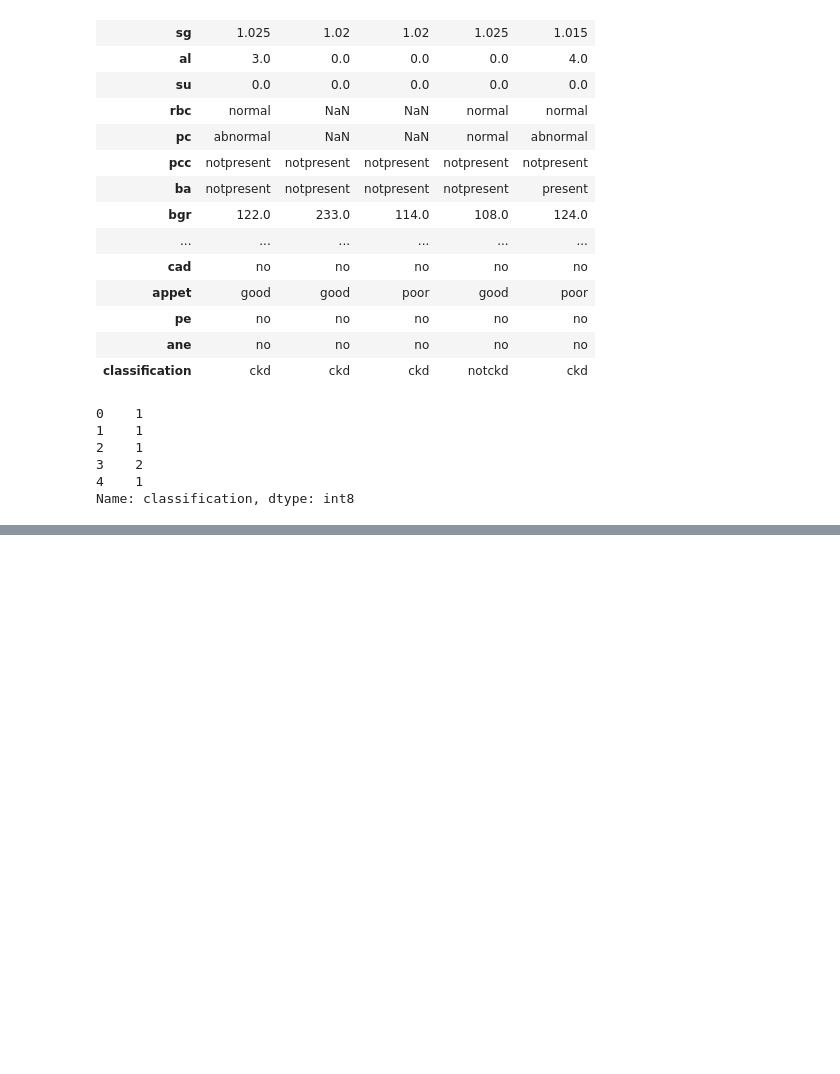
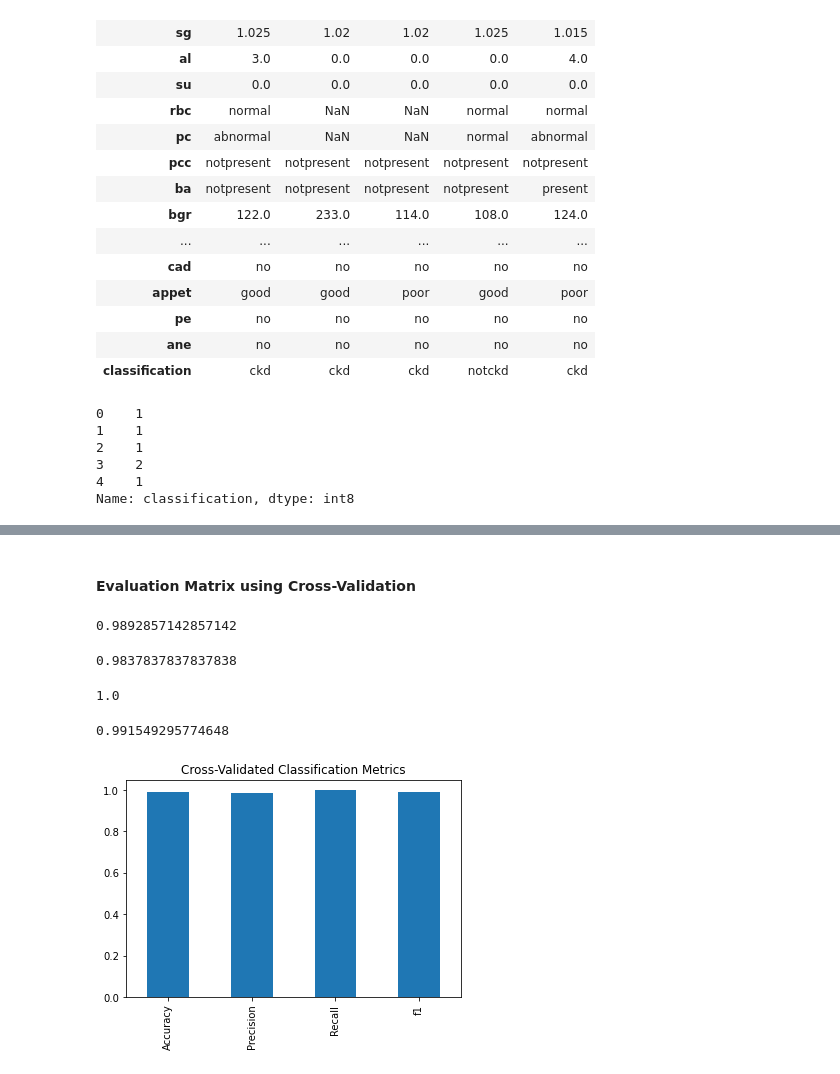
Before and after one commit to Tanishq-19/Chronic_Kidney_Disease_Predictor, a Jupyter notebook: Chronic-Kidney-Disease.ipynb, the cells around one changed output, grey strips where cells are left out. Cells and saved outputs as stored; diff of their text form; code cells hidden in the pictures; blank space fills up the shorter version.

Commit message:
completed evaluation

```diff
--- a/Chronic-Kidney-Disease.ipynb
+++ b/Chronic-Kidney-Disease.ipynb
@@ -481,0 +640,2 @@ plt.ylabel("Blood Glucose Random");
+# %% [markdown]
+#### Evaluation Matrix using Cross-Validation
@@ -481,0 +645,40 @@ plt.ylabel("Blood Glucose Random");
+# %%
+# Cross-Validated Accuracy
+cv_acc = cross_val_score(model, X, y, cv=5, scoring="accuracy")
+cv_acc = np.mean(cv_acc)
+cv_acc
+# %% [output]
+0.9892857142857142
+# %%
+# Cross-Validated Precision
+cv_prec = cross_val_score(model, X, y, cv=5, scoring="precision")
+cv_prec = np.mean(cv_prec)
+cv_prec
+# %% [output]
+0.9837837837837838
+# %%
+# Cross-Validated Recall
+cv_rec = cross_val_score(model, X, y, cv=5, scoring="recall")
+cv_rec = np.mean(cv_rec)
+cv_rec
+# %% [output]
+1.0
+# %%
+# Cross-Validated f1 score
+cv_f1 = cross_val_score(model, X, y, cv=5, scoring="f1")
+cv_f1 = np.mean(cv_f1)
+cv_f1
+# %% [output]
+0.991549295774648
+# %%
+# Visualize cross-validated metrics
+cv_metrics = pd.DataFrame({"Accuracy":cv_acc,
+                            "Precision": cv_prec,
+                            "Recall": cv_rec,
+                            "f1": cv_f1},
+                            index=[0])
+
+cv_metrics.T.plot.bar(title="Cross-Validated Classification Metrics",
+                      legend=False);
+# %% [output]
+[figure, added]
```
Also changed, not shown: parts of 20 cells of this notebook.
